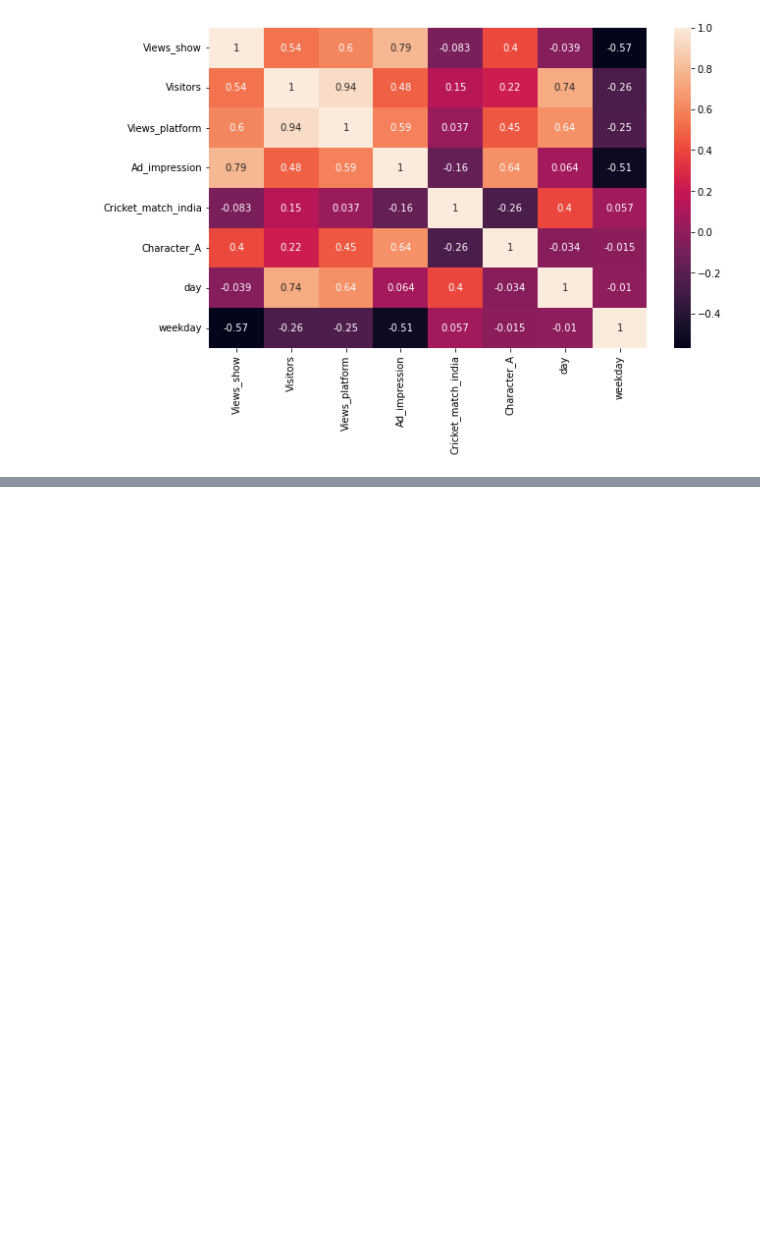
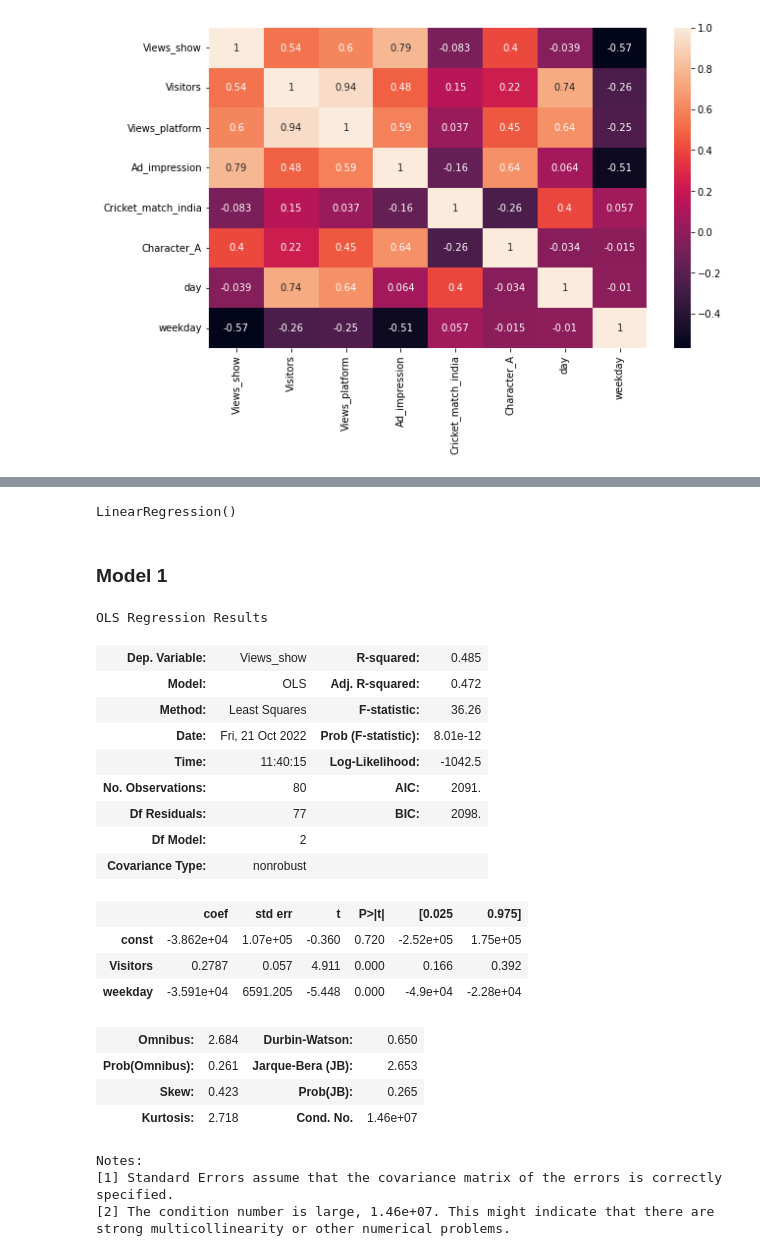
Before and after one commit to vivekkum-ar/Media-Company-Linear-Regression, a Jupyter notebook: Media-Company-Case-Study.ipynb, the cells around one changed output, grey strips where cells are left out. Drawn from its saved outputs; the diff is of its cells as text; code cells hidden in the pictures; blank space fills up the shorter version.

Commit message:
Modelling: Model1

```diff
--- a/Media-Company-Case-Study.ipynb
+++ b/Media-Company-Case-Study.ipynb
@@ -236,0 +241,6 @@ sns.heatmap(media.corr(),annot = True)
+# %%
+# Putting feature variable to X
+X = media[['Visitors','weekday']]
+
+# Putting response variable to y
+y = media['Views_show']
@@ -236,0 +249,41 @@ sns.heatmap(media.corr(),annot = True)
+# %%
+# Representing LinearRegression as lr(Creating LinearRegression Object)
+lm = LinearRegression()
+# %%
+# fit the model to the training data
+lm.fit(X,y)
+# %% [output]
+LinearRegression()
+# %% [markdown]
+### Model 1
+# %%
+import statsmodels.api as sm
+#Unlike SKLearn, statsmodels don't automatically fit a constant,
+#so you need to use the method sm.add_constant(X) in order to add a constant.
+X = sm.add_constant(X)
+# create a fitted model in one line
+lm_1 = sm.OLS(y,X).fit()
+lm_1.summary()
+# %% [output]
+OLS Regression Results
+| Dep. Variable: | Views_show | R-squared: | 0.485 |
+| Model: | OLS | Adj. R-squared: | 0.472 |
+| Method: | Least Squares | F-statistic: | 36.26 |
+| Date: | Fri, 21 Oct 2022 | Prob (F-statistic): | 8.01e-12 |
+| Time: | 11:40:15 | Log-Likelihood: | -1042.5 |
+| No. Observations: | 80 | AIC: | 2091. |
+| Df Residuals: | 77 | BIC: | 2098. |
+| Df Model: | 2 |  |  |
+| Covariance Type: | nonrobust |  |  |
+|  | coef | std err | t | P>|t| | [0.025 | 0.975] |
+| const | -3.862e+04 | 1.07e+05 | -0.360 | 0.720 | -2.52e+05 | 1.75e+05 |
+| Visitors | 0.2787 | 0.057 | 4.911 | 0.000 | 0.166 | 0.392 |
+| weekday | -3.591e+04 | 6591.205 | -5.448 | 0.000 | -4.9e+04 | -2.28e+04 |
+| Omnibus: | 2.684 | Durbin-Watson: | 0.650 |
+| Prob(Omnibus): | 0.261 | Jarque-Bera (JB): | 2.653 |
+| Skew: | 0.423 | Prob(JB): | 0.265 |
+| Kurtosis: | 2.718 | Cond. No. | 1.46e+07 |
+Notes:
+[1] Standard Errors assume that the covariance matrix of the errors is correctly specified.
+[2] The condition number is large, 1.46e+07. This might indicate that there are
+strong multicollinearity or other numerical problems.
```
Also changed, not shown: parts of 5 cells of this notebook.
